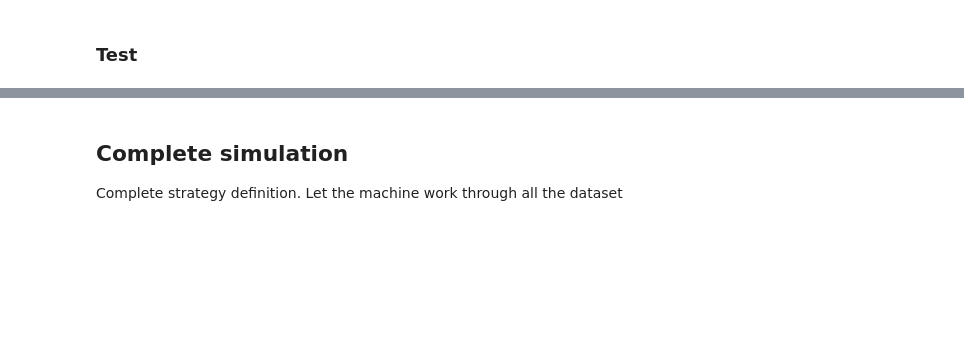
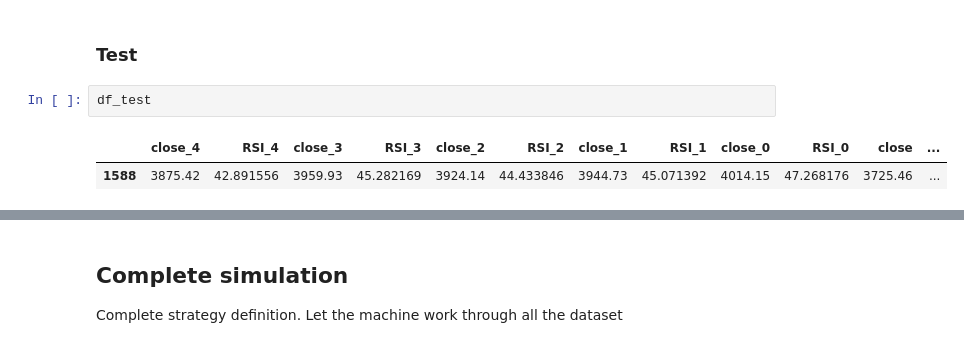
Before and after one commit to GZabalaG/crypto_bot, a Jupyter notebook: trading_simulation/Simulation.ipynb, the cells around one changed output, grey strips where cells are left out. Saved outputs shown, nothing was run; the diff lists cells and outputs as text; blank space fills up the shorter version.

```diff
--- a/trading_simulation/Simulation.ipynb
+++ b/trading_simulation/Simulation.ipynb
@@ -132,3 +148,8 @@ sim.train_model(real_df)
 # %% [markdown]
 ### Test
+# %%
+df_test
+# %% [output]
+|  | close_4 | RSI_4 | close_3 | RSI_3 | close_2 | RSI_2 | close_1 | RSI_1 | close_0 | RSI_0 | close | ... |
+| 1588 | 3875.42 | 42.891556 | 3959.93 | 45.282169 | 3924.14 | 44.433846 | 3944.73 | 45.071392 | 4014.15 | 47.268176 | 3725.46 | ... |
 # %%
```
Also changed, not shown: parts of 11 cells of this notebook, 3 other files.
